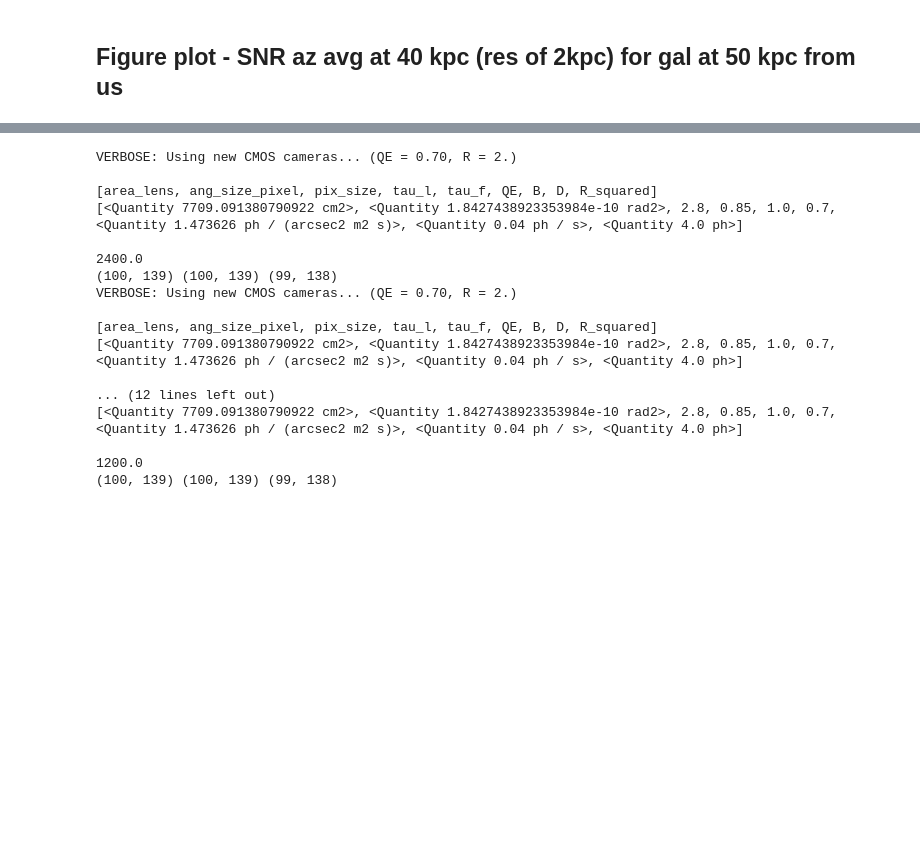
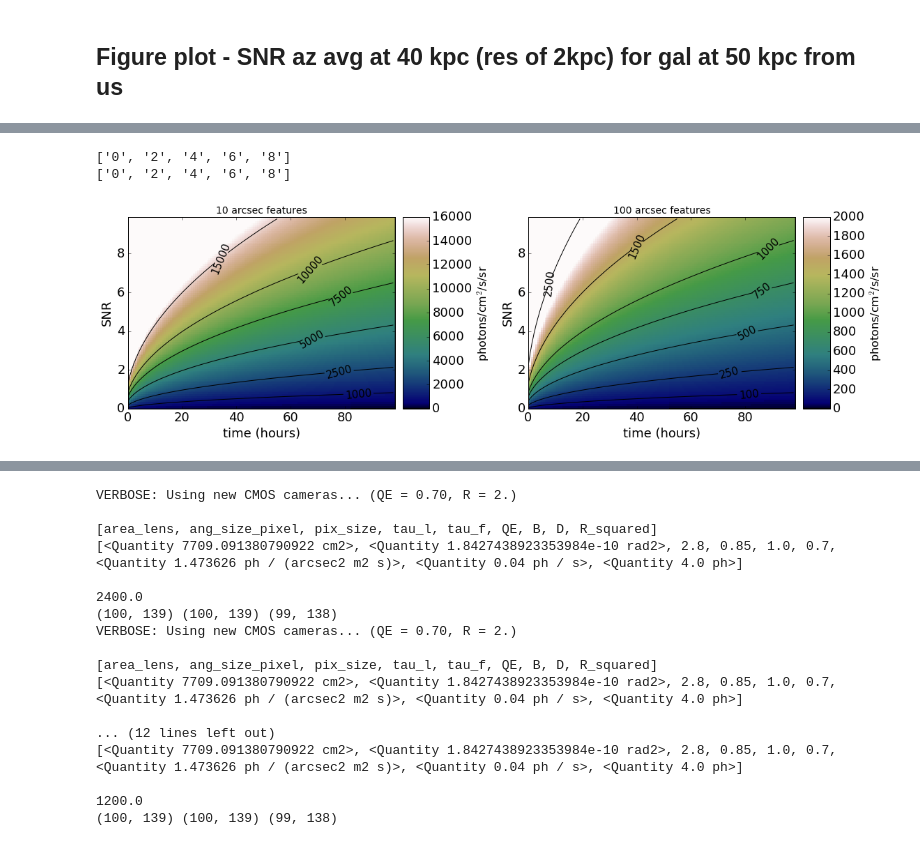
Before and after one commit to lokhorst/HalphaScripts, a Jupyter notebook: SignalToNoise_asimuthalaveraging.ipynb, the cells around one changed output, grey strips where cells are left out. Saved outputs shown, nothing was run; the diff lists cells and outputs as text; code cells hidden in the pictures; blank space fills up the shorter version.

```diff
--- a/SignalToNoise_asimuthalaveraging.ipynb
+++ b/SignalToNoise_asimuthalaveraging.ipynb
@@ -679,6 +700,14 @@ plt.savefig('SignalToNoise_azimuthalaveraging_map_1000.pdf')
 ## Figure plot - SNR az avg at 40 kpc (res of 2kpc) for gal at 50 kpc from us
 # %%
 def plotsomething(limit=280,numpixel=800*3.):
+    """
+    Creates a map of surface brightness, which is the surface brightness limit reached to a specific
+    signal-to-noise in a specific exposure time (for the Dragonfly Telescope, based on the system specifications
+    of the Dragonfly Telescope).
+    Inputs:
+    limit - upper limit of exposure time on the plot
+    numpixel - the number of Dragonfly pixels being binned
+    """
     old=False
     [area_lens, ang_size_pixel, pix_size, tau_l, tau_f, QE, B, D, R_squared] = Dragonfly(CMOS=True,old=old)
     print numpixel
@@ -755,0 +788,3 @@ def SNRplot(SB2d,ax1,limit,bounds =[0,2000],levels = [100,250,500,750,1000,1500,
+# %%
+SB2d_10arcsec_100  = plotsomething(limit=100,numpixel=16.)
+SB2d_100arcsec_100  = plotsomething(limit=100,numpixel=1600.)
@@ -755,0 +806,13 @@ def SNRplot(SB2d,ax1,limit,bounds =[0,2000],levels = [100,250,500,750,1000,1500,
+# %%
+fig, (ax1,ax2) = plt.subplots(1,2,figsize=(16, 16))
+ax1.set_title('10 arcsec features')
+SNRplot(SB2d_10arcsec_100,ax1,limit=100,levels = [1000,2500,5000,7500,10000,15000],bounds=[0,16000])
+ax2.set_title('100 arcsec features')
+SNRplot(SB2d_100arcsec_100,ax2,limit=100)
+plt.tight_layout()
+
+plt.savefig('SignalToNoise_10arcsec_100arcsec_features.png')
+# %% [output]
+['0', '2', '4', '6', '8']
+['0', '2', '4', '6', '8']
+[figure, added]
```
Also changed, not shown: parts of 10 cells of this notebook, 8 other files.
